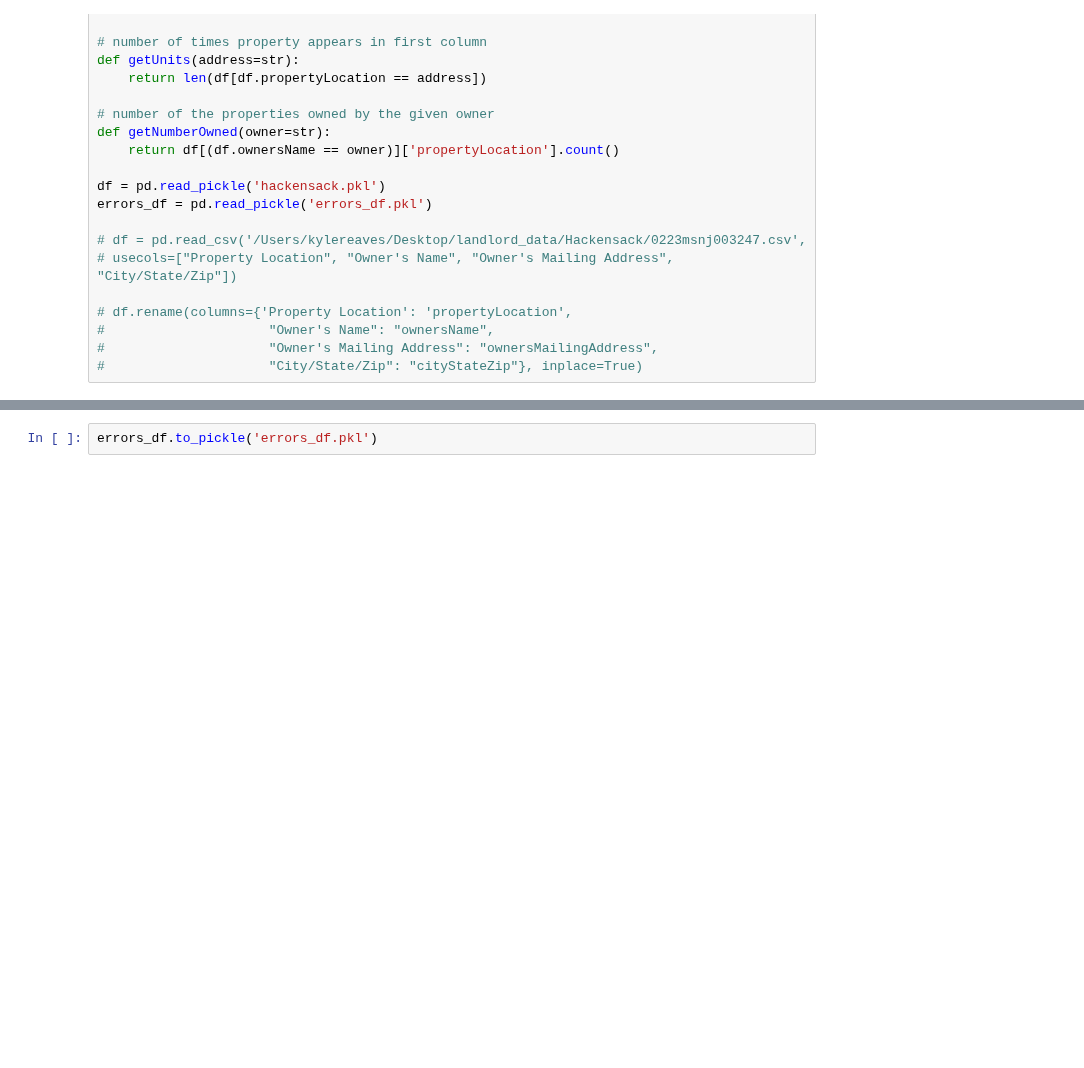
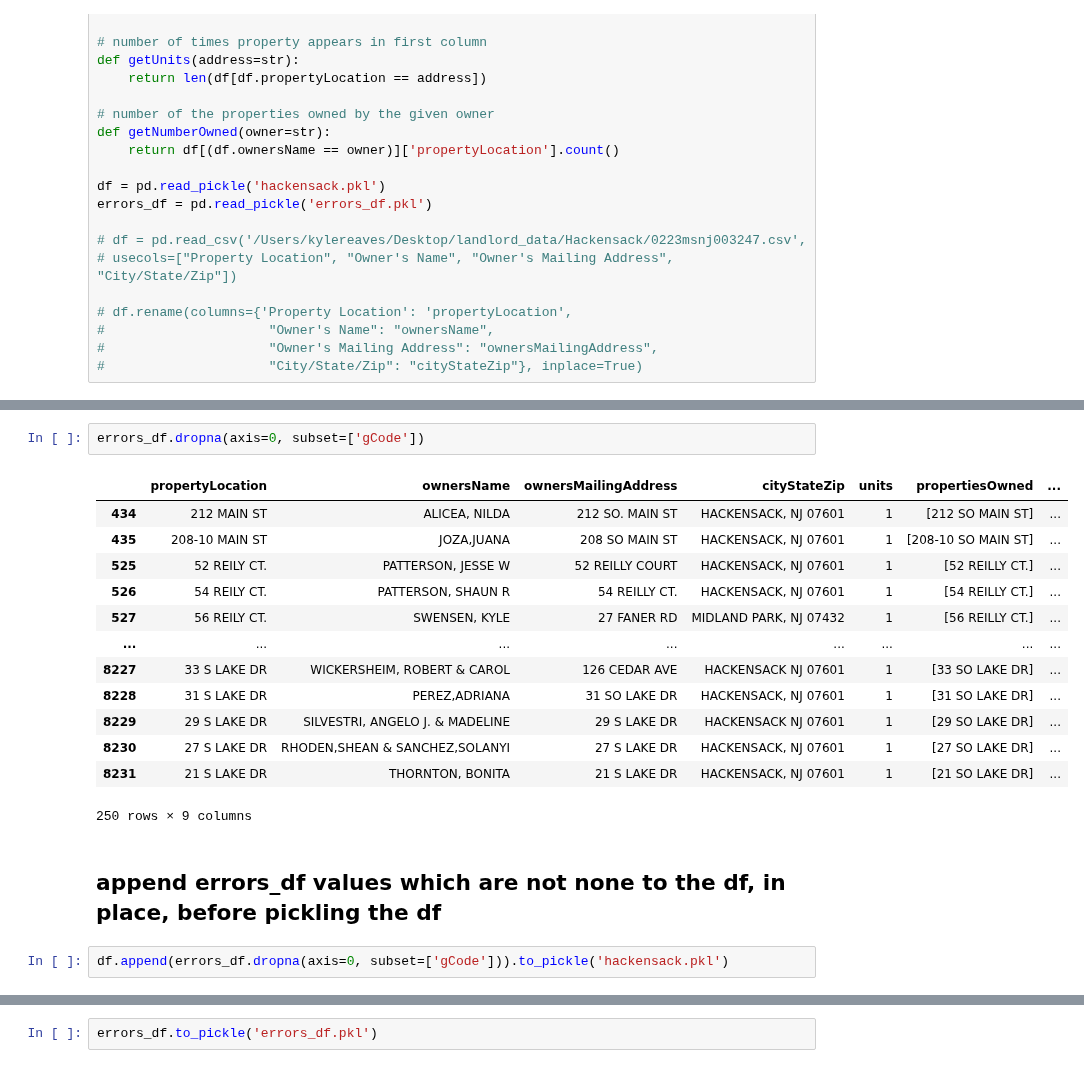
Before and after one commit to kylemichaelreaves/landlord_data, a Jupyter notebook: Hackensack/hackensack.ipynb, the cells around one changed output, grey strips where cells are left out. Cells and saved outputs as stored; diff of their text form; blank space fills up the shorter version.

```diff
--- a/Hackensack/hackensack.ipynb
+++ b/Hackensack/hackensack.ipynb
@@ -59 +147,21 @@ geocode_errors = [i for i,e in enumerate(df.gCode) if e == None]
+# %%
+errors_df.dropna(axis=0, subset=['gCode'])
+# %% [output]
+|  | propertyLocation | ownersName | ownersMailingAddress | cityStateZip | units | propertiesOwned | ... |
+| 434 | 212 MAIN ST | ALICEA, NILDA | 212 SO. MAIN ST | HACKENSACK, NJ 07601 | 1 | [212 SO MAIN ST] | ... |
+| 435 | 208-10 MAIN ST | JOZA,JUANA | 208 SO MAIN ST | HACKENSACK, NJ 07601 | 1 | [208-10 SO MAIN ST] | ... |
+| 525 | 52 REILY CT. | PATTERSON, JESSE W | 52 REILLY COURT | HACKENSACK, NJ 07601 | 1 | [52 REILLY CT.] | ... |
+| 526 | 54 REILY CT. | PATTERSON, SHAUN R | 54 REILLY CT. | HACKENSACK, NJ 07601 | 1 | [54 REILLY CT.] | ... |
+| 527 | 56 REILY CT. | SWENSEN, KYLE | 27 FANER RD | MIDLAND PARK, NJ 07432 | 1 | [56 REILLY CT.] | ... |
+| ... | ... | ... | ... | ... | ... | ... | ... |
+| 8227 | 33 S LAKE DR | WICKERSHEIM, ROBERT & CAROL | 126 CEDAR AVE | HACKENSACK NJ 07601 | 1 | [33 SO LAKE DR] | ... |
+| 8228 | 31 S LAKE DR | PEREZ,ADRIANA | 31 SO LAKE DR | HACKENSACK, NJ 07601 | 1 | [31 SO LAKE DR] | ... |
+| 8229 | 29 S LAKE DR | SILVESTRI, ANGELO J. & MADELINE | 29 S LAKE DR | HACKENSACK NJ 07601 | 1 | [29 SO LAKE DR] | ... |
+| 8230 | 27 S LAKE DR | RHODEN,SHEAN & SANCHEZ,SOLANYI | 27 S LAKE DR | HACKENSACK, NJ 07601 | 1 | [27 SO LAKE DR] | ... |
+| 8231 | 21 S LAKE DR | THORNTON, BONITA | 21 S LAKE DR | HACKENSACK, NJ 07601 | 1 | [21 SO LAKE DR] | ... |
+250 rows × 9 columns
+# %% [markdown]
+## append errors_df values which are not none to the df, in place, before pickling the df
+# %%
+df.append(errors_df.dropna(axis=0, subset=['gCode'])).to_pickle('hackensack.pkl')
 # %%
```
Also changed, not shown: parts of 19 cells of this notebook, 2 other files.
